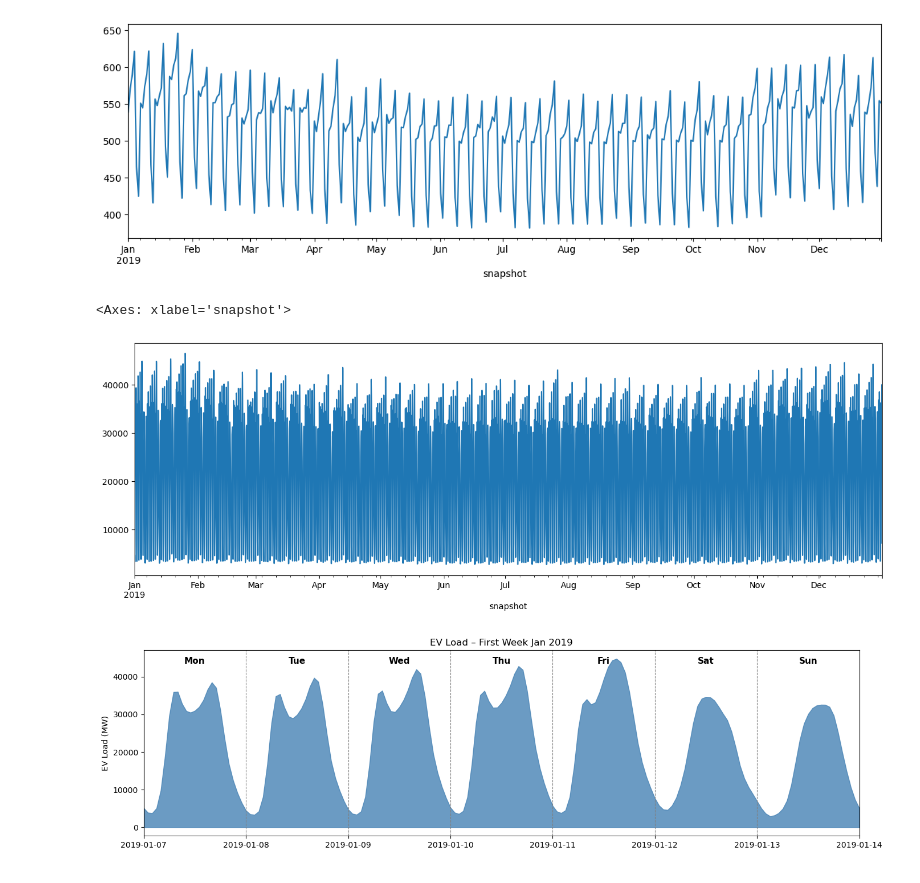
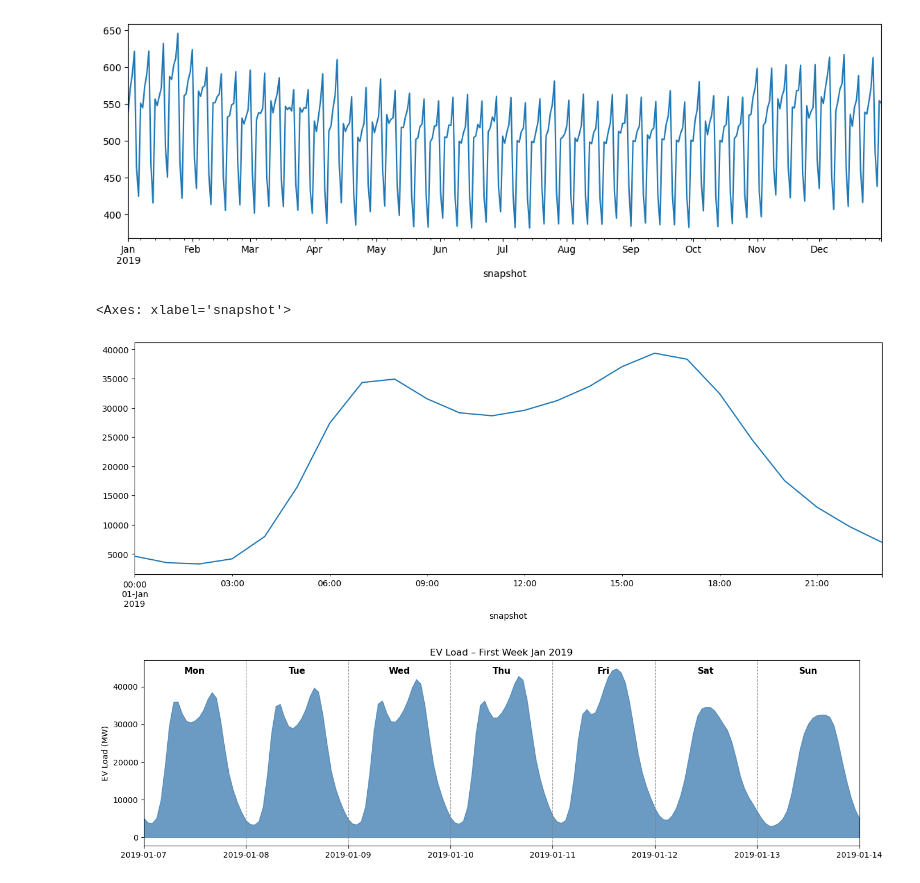
Before and after one commit to JulianGeis/pypsa-de-flex, a Jupyter notebook: flex_notebooks/bev_deep_dive.ipynb, the cells around one changed output. Saved outputs shown, nothing was run; the diff lists cells and outputs as text; code cells hidden in the pictures.

Commit message:
add load shedding, update README, update ipynbs

```diff
--- a/flex_notebooks/bev_deep_dive.ipynb
+++ b/flex_notebooks/bev_deep_dive.ipynb
@@ -7,10 +7,11 @@ import matplotlib.pyplot as plt
 import matplotlib.dates as mdates
 # %%
 year = 2045
+scenario = "HighFlex" # "Base" # "HighFlex"
 
 f = "/home/julian-geis/Documents/06_PhD/02Flexibility/runs/"
 run = "20260213-flex-weaker-low-flex-scenarios-pminpu0.5-49cl-1H"
-n = pypsa.Network(f"{f}{run}/Base/networks/base_s_49__none_{year}.nc")
+n = pypsa.Network(f"{f}{run}/{scenario}/networks/base_s_49__none_{year}.nc")
 # %% [output]
 WARNING:pypsa.network.io:Importing network from PyPSA version v0.0.0 while current version is v0.35.2. Read the release notes at https://pypsa.readthedocs.io/en/latest/release_notes.html to prepare yo ...
 INFO:pypsa.network.io:New version 1.1.2 available! (Current: 0.35.2)
@@ -51,10 +58,10 @@ n.loads_t.p[ind_land_transport_ev].sum().sum() / 1e6
 [figure]
 # %%
 # Load consumption profile (aggregated)
-n.loads_t.p[ind_land_transport_ev].sum(axis=1).plot(figsize=(16, 5))
+n.loads_t.p[ind_land_transport_ev].sum(axis=1)[:24].plot(figsize=(16, 5))
 # %% [output]
 <Axes: xlabel='snapshot'>
-[figure, old version]
+[figure, new version]
 # %%
 # Load profile for first week in January
 ev_load = n.loads_t.p[ind_land_transport_ev].sum(axis=1)
```
Also changed, not shown: parts of 48 cells of this notebook, 6 other files.
